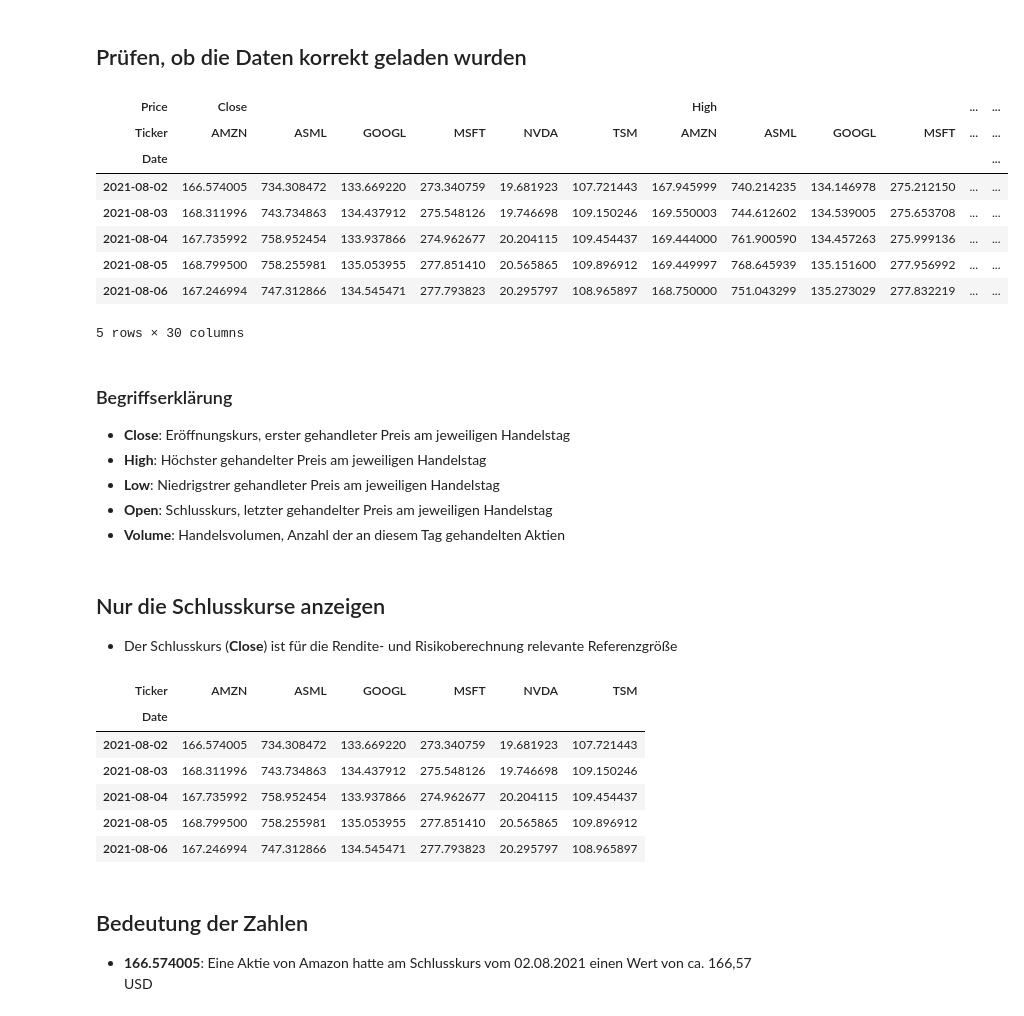
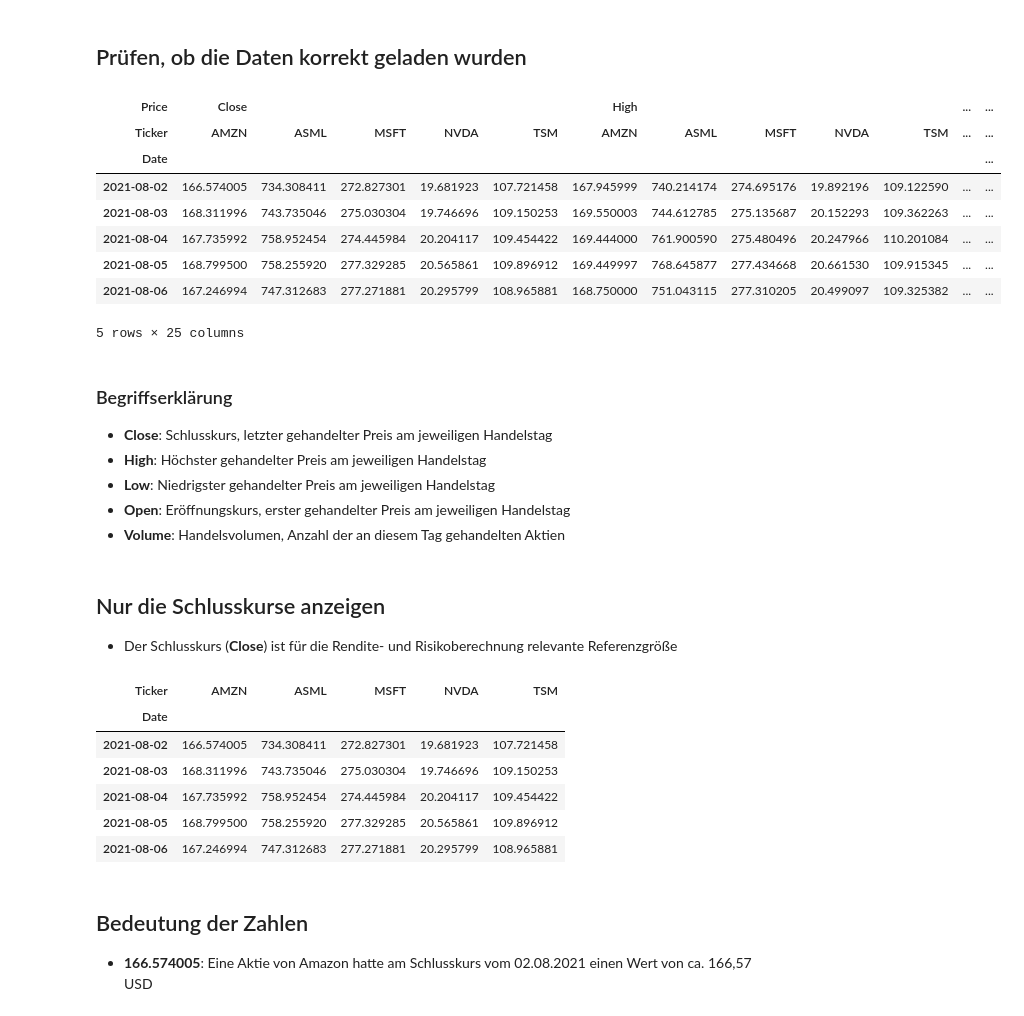
Before and after one commit to dustin-keks/DLBFTPPP01, a Jupyter notebook: praesentation.ipynb, the cells around one changed output. Cells and saved outputs as stored; diff of their text form; code cells hidden in the pictures.

```diff
--- a/praesentation.ipynb
+++ b/praesentation.ipynb
@@ -87,9 +86,9 @@ import plotly.express
 # %% [markdown]
 ## Abruf der Kursdaten
 # %%
-companies = [
-    "NVDA", "TSM", "ASML", "MSFT", "AMZN", "GOOGL"
-]
+hardware_unternehmen = ["NVDA", "TSM", "ASML"]
+software_unternehmen = ["MSFT", "AMZN"]
+alle_unternehmen = hardware_unternehmen + software_unternehmen
 
-data = yfinance.download(companies, start="2021-08-01", end="2026-07-31", auto_adjust=True)
+alle_daten = yfinance.download(alle_unternehmen, start="2021-08-01", end="2026-07-31", auto_adjust=True)
 # %% [output]
@@ -109,39 +108,39 @@ data = yfinance.download(companies, start="2021-08-01", end="2026-07-31", auto_a
 # %% [markdown]
 ## Prüfen, ob die Daten korrekt geladen wurden
 # %%
-data.head()
+alle_daten.head()
 # %% [output]
-| Price | Close |  |  |  |  |  | High |  |  |  | ... | ... |
-| Ticker | AMZN | ASML | GOOGL | MSFT | NVDA | TSM | AMZN | ASML | GOOGL | MSFT | ... | ... |
+| Price | Close |  |  |  |  | High |  |  |  |  | ... | ... |
+| Ticker | AMZN | ASML | MSFT | NVDA | TSM | AMZN | ASML | MSFT | NVDA | TSM | ... | ... |
 | Date |  |  |  |  |  |  |  |  |  |  |  | ... |
-| 2021-08-02 | 166.574005 | 734.308472 | 133.669220 | 273.340759 | 19.681923 | 107.721443 | 167.945999 | 740.214235 | 134.146978 | 275.212150 | ... | ... |
-| 2021-08-03 | 168.311996 | 743.734863 | 134.437912 | 275.548126 | 19.746698 | 109.150246 | 169.550003 | 744.612602 | 134.539005 | 275.653708 | ... | ... |
-| 2021-08-04 | 167.735992 | 758.952454 | 133.937866 | 274.962677 | 20.204115 | 109.454437 | 169.444000 | 761.900590 | 134.457263 | 275.999136 | ... | ... |
-| 2021-08-05 | 168.799500 | 758.255981 | 135.053955 | 277.851410 | 20.565865 | 109.896912 | 169.449997 | 768.645939 | 135.151600 | 277.956992 | ... | ... |
-| 2021-08-06 | 167.246994 | 747.312866 | 134.545471 | 277.793823 | 20.295797 | 108.965897 | 168.750000 | 751.043299 | 135.273029 | 277.832219 | ... | ... |
+| 2021-08-02 | 166.574005 | 734.308411 | 272.827301 | 19.681923 | 107.721458 | 167.945999 | 740.214174 | 274.695176 | 19.892196 | 109.122590 | ... | ... |
+| 2021-08-03 | 168.311996 | 743.735046 | 275.030304 | 19.746696 | 109.150253 | 169.550003 | 744.612785 | 275.135687 | 20.152293 | 109.362263 | ... | ... |
+| 2021-08-04 | 167.735992 | 758.952454 | 274.445984 | 20.204117 | 109.454422 | 169.444000 | 761.900590 | 275.480496 | 20.247966 | 110.201084 | ... | ... |
+| 2021-08-05 | 168.799500 | 758.255920 | 277.329285 | 20.565861 | 109.896912 | 169.449997 | 768.645877 | 277.434668 | 20.661530 | 109.915345 | ... | ... |
+| 2021-08-06 | 167.246994 | 747.312683 | 277.271881 | 20.295799 | 108.965881 | 168.750000 | 751.043115 | 277.310205 | 20.499097 | 109.325382 | ... | ... |
-5 rows × 30 columns
+5 rows × 25 columns
 # %% [markdown]
 ### Begriffserklärung
-* **Close**: Eröffnungskurs, erster gehandleter Preis am jeweiligen Handelstag
+* **Close**: Schlusskurs, letzter gehandelter Preis am jeweiligen Handelstag
 * **High**: Höchster gehandelter Preis am jeweiligen Handelstag
-* **Low**: Niedrigstrer gehandleter Preis am jeweiligen Handelstag
-* **Open**: Schlusskurs, letzter gehandelter Preis am jeweiligen Handelstag
+* **Low**: Niedrigster gehandelter Preis am jeweiligen Handelstag
+* **Open**: Eröffnungskurs, erster gehandelter Preis am jeweiligen Handelstag
 * **Volume**: Handelsvolumen, Anzahl der an diesem Tag gehandelten Aktien
 # %% [markdown]
 ## Nur die Schlusskurse anzeigen
 
 * Der Schlusskurs (**Close**) ist für die Rendite- und Risikoberechnung relevante Referenzgröße
 # %%
-close = data["Close"]
+close = alle_daten["Close"]
 close.head()
 # %% [output]
-| Ticker | AMZN | ASML | GOOGL | MSFT | NVDA | TSM |
-| Date |  |  |  |  |  |  |
-| 2021-08-02 | 166.574005 | 734.308472 | 133.669220 | 273.340759 | 19.681923 | 107.721443 |
-| 2021-08-03 | 168.311996 | 743.734863 | 134.437912 | 275.548126 | 19.746698 | 109.150246 |
-| 2021-08-04 | 167.735992 | 758.952454 | 133.937866 | 274.962677 | 20.204115 | 109.454437 |
-| 2021-08-05 | 168.799500 | 758.255981 | 135.053955 | 277.851410 | 20.565865 | 109.896912 |
-| 2021-08-06 | 167.246994 | 747.312866 | 134.545471 | 277.793823 | 20.295797 | 108.965897 |
+| Ticker | AMZN | ASML | MSFT | NVDA | TSM |
+| Date |  |  |  |  |  |
+| 2021-08-02 | 166.574005 | 734.308411 | 272.827301 | 19.681923 | 107.721458 |
+| 2021-08-03 | 168.311996 | 743.735046 | 275.030304 | 19.746696 | 109.150253 |
+| 2021-08-04 | 167.735992 | 758.952454 | 274.445984 | 20.204117 | 109.454422 |
+| 2021-08-05 | 168.799500 | 758.255920 | 277.329285 | 20.565861 | 109.896912 |
+| 2021-08-06 | 167.246994 | 747.312683 | 277.271881 | 20.295799 | 108.965881 |
 # %% [markdown]
 ## Bedeutung der Zahlen
 
```
Also changed, not shown: parts of 25 cells of this notebook.
